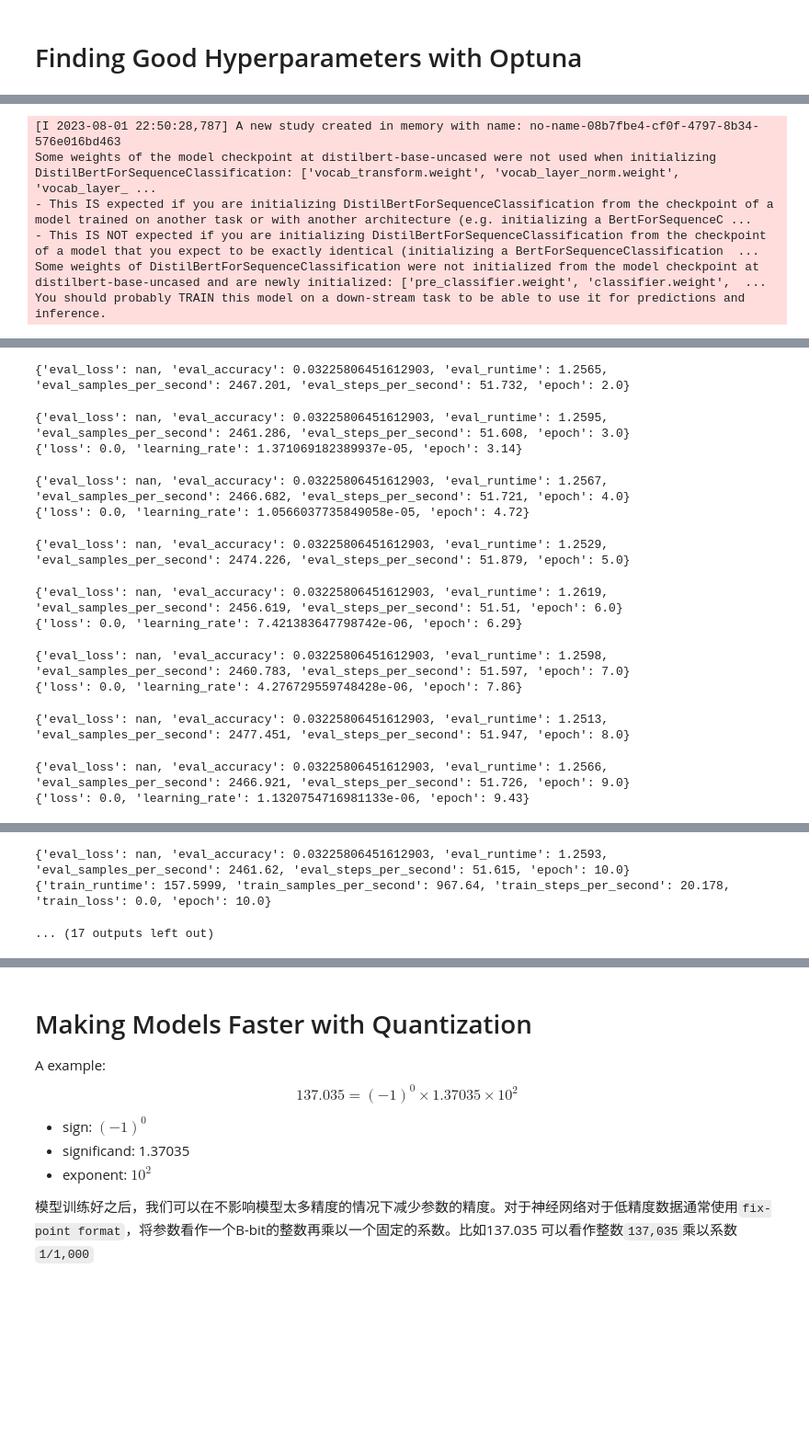
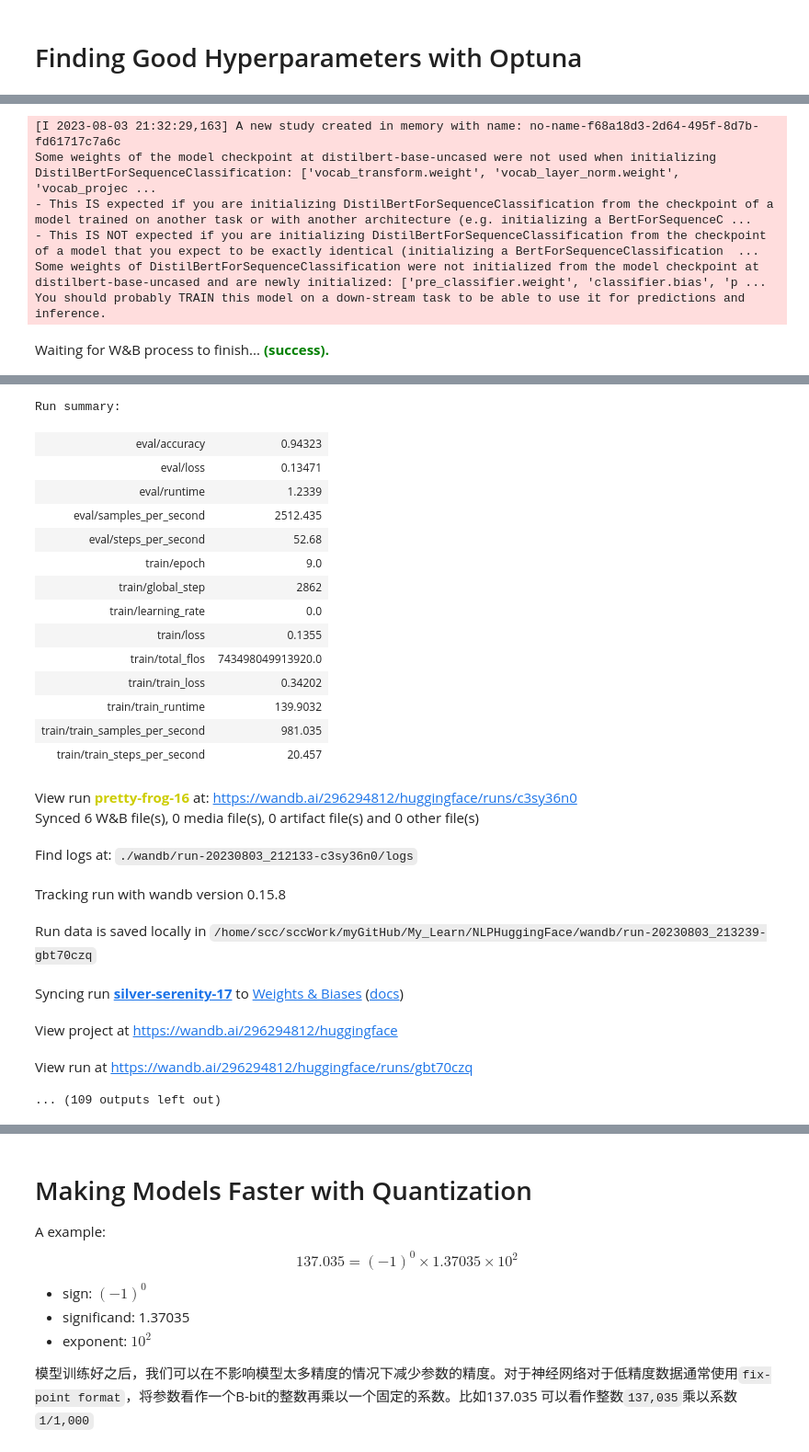
Before and after one commit to scchy/My_Learn, a Jupyter notebook: NLPHuggingFace/Chapter8-making-transformers-efficient-in-production.ipynb, the cells around one changed output, grey strips where cells are left out. Shown at 92% size. Saved outputs shown, nothing was run; the diff lists cells and outputs as text; code cells hidden in the pictures; blank space fills up the shorter version.

Commit message:
[ NLPHuggingFace ]- :bookmark: Release:Chapter8

```diff
--- a/NLPHuggingFace/Chapter8-making-transformers-efficient-in-production.ipynb
+++ b/NLPHuggingFace/Chapter8-making-transformers-efficient-in-production.ipynb
@@ -361,14 +381,15 @@ def hp_space(trial):
         }
 # %%
 best_run = distilbert_trainer.hyperparameter_search(
-    n_trials=3, # 20
+    n_trials=10, # 20
     direction="maximize",
     hp_space=hp_space
 )
 # %% [output]
-[I 2023-08-01 22:50:28,787] A new study created in memory with name: no-name-08b7fbe4-cf0f-4797-8b34-576e016bd463
-Some weights of the model checkpoint at distilbert-base-uncased were not used when initializing DistilBertForSequenceClassification: ['vocab_transform.weight', 'vocab_layer_norm.weight', 'vocab_layer_ ...
+[I 2023-08-03 21:32:29,163] A new study created in memory with name: no-name-f68a18d3-2d64-495f-8d7b-fd61717c7a6c
+Some weights of the model checkpoint at distilbert-base-uncased were not used when initializing DistilBertForSequenceClassification: ['vocab_transform.weight', 'vocab_layer_norm.weight', 'vocab_projec ...
 - This IS expected if you are initializing DistilBertForSequenceClassification from the checkpoint of a model trained on another task or with another architecture (e.g. initializing a BertForSequenceC ...
 - This IS NOT expected if you are initializing DistilBertForSequenceClassification from the checkpoint of a model that you expect to be exactly identical (initializing a BertForSequenceClassification  ...
-Some weights of DistilBertForSequenceClassification were not initialized from the model checkpoint at distilbert-base-uncased and are newly initialized: ['pre_classifier.weight', 'classifier.weight',  ...
+Some weights of DistilBertForSequenceClassification were not initialized from the model checkpoint at distilbert-base-uncased and are newly initialized: ['pre_classifier.weight', 'classifier.bias', 'p ...
 You should probably TRAIN this model on a down-stream task to be able to use it for predictions and inference.
+Waiting for W&B process to finish... (success).
@@ -377,13 +397,24 @@ You should probably TRAIN this model on a down-stream task to be able to use it
-{'eval_loss': nan, 'eval_accuracy': 0.03225806451612903, 'eval_runtime': 1.2565, 'eval_samples_per_second': 2467.201, 'eval_steps_per_second': 51.732, 'epoch': 2.0}
+Run summary:
+| eval/accuracy | 0.94323 |
+| eval/loss | 0.13471 |
+| eval/runtime | 1.2339 |
+| eval/samples_per_second | 2512.435 |
+| eval/steps_per_second | 52.68 |
+| train/epoch | 9.0 |
+| train/global_step | 2862 |
+| train/learning_rate | 0.0 |
+| train/loss | 0.1355 |
+| train/total_flos | 743498049913920.0 |
+| train/train_loss | 0.34202 |
+| train/train_runtime | 139.9032 |
+| train/train_samples_per_second | 981.035 |
+| train/train_steps_per_second | 20.457 |
+View run pretty-frog-16 at: https://wandb.ai/296294812/huggingface/runs/c3sy36n0
+Synced 6 W&B file(s), 0 media file(s), 0 artifact file(s) and 0 other file(s)
+Find logs at: ./wandb/run-20230803_212133-c3sy36n0/logs
+Tracking run with wandb version 0.15.8
+Run data is saved locally in /home/scc/sccWork/myGitHub/My_Learn/NLPHuggingFace/wandb/run-20230803_213239-gbt70czq
+Syncing run silver-serenity-17 to Weights & Biases (docs)
+View project at https://wandb.ai/296294812/huggingface
+View run at https://wandb.ai/296294812/huggingface/runs/gbt70czq
-{'eval_loss': nan, 'eval_accuracy': 0.03225806451612903, 'eval_runtime': 1.2595, 'eval_samples_per_second': 2461.286, 'eval_steps_per_second': 51.608, 'epoch': 3.0}
-{'loss': 0.0, 'learning_rate': 1.371069182389937e-05, 'epoch': 3.14}
+... (109 outputs left out)
-{'eval_loss': nan, 'eval_accuracy': 0.03225806451612903, 'eval_runtime': 1.2567, 'eval_samples_per_second': 2466.682, 'eval_steps_per_second': 51.721, 'epoch': 4.0}
-{'loss': 0.0, 'learning_rate': 1.0566037735849058e-05, 'epoch': 4.72}
-{'eval_loss': nan, 'eval_accuracy': 0.03225806451612903, 'eval_runtime': 1.2529, 'eval_samples_per_second': 2474.226, 'eval_steps_per_second': 51.879, 'epoch': 5.0}
-{'eval_loss': nan, 'eval_accuracy': 0.03225806451612903, 'eval_runtime': 1.2619, 'eval_samples_per_second': 2456.619, 'eval_steps_per_second': 51.51, 'epoch': 6.0}
-{'loss': 0.0, 'learning_rate': 7.421383647798742e-06, 'epoch': 6.29}
-{'eval_loss': nan, 'eval_accuracy': 0.03225806451612903, 'eval_runtime': 1.2598, 'eval_samples_per_second': 2460.783, 'eval_steps_per_second': 51.597, 'epoch': 7.0}
-{'loss': 0.0, 'learning_rate': 4.276729559748428e-06, 'epoch': 7.86}
-{'eval_loss': nan, 'eval_accuracy': 0.03225806451612903, 'eval_runtime': 1.2513, 'eval_samples_per_second': 2477.451, 'eval_steps_per_second': 51.947, 'epoch': 8.0}
-{'eval_loss': nan, 'eval_accuracy': 0.03225806451612903, 'eval_runtime': 1.2566, 'eval_samples_per_second': 2466.921, 'eval_steps_per_second': 51.726, 'epoch': 9.0}
-{'loss': 0.0, 'learning_rate': 1.1320754716981133e-06, 'epoch': 9.43}
@@ -391,3 +420,0 @@ You should probably TRAIN this model on a down-stream task to be able to use it
-{'eval_loss': nan, 'eval_accuracy': 0.03225806451612903, 'eval_runtime': 1.2593, 'eval_samples_per_second': 2461.62, 'eval_steps_per_second': 51.615, 'epoch': 10.0}
-{'train_runtime': 157.5999, 'train_samples_per_second': 967.64, 'train_steps_per_second': 20.178, 'train_loss': 0.0, 'epoch': 10.0}
-... (17 outputs left out)
```
Also changed, not shown: parts of 46 cells of this notebook.
